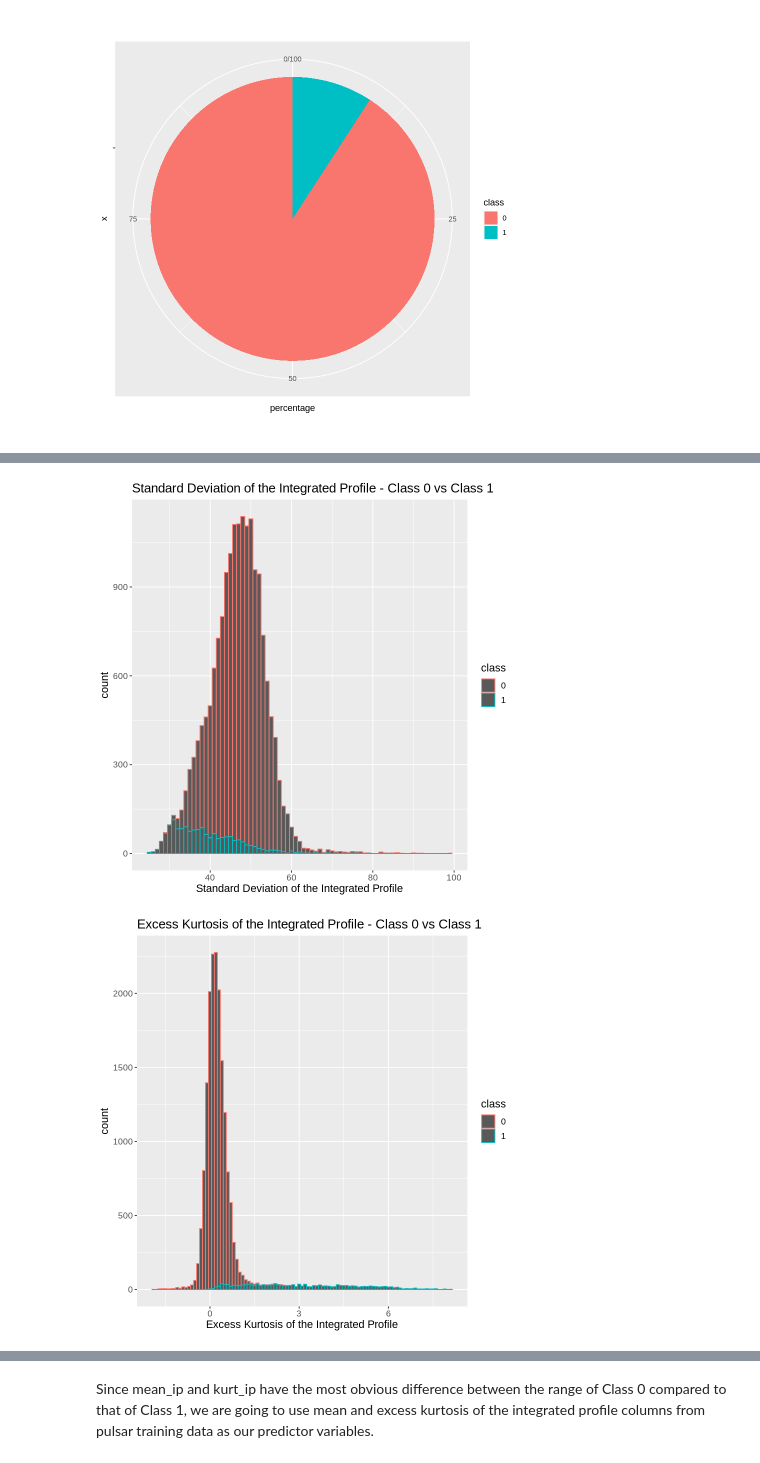
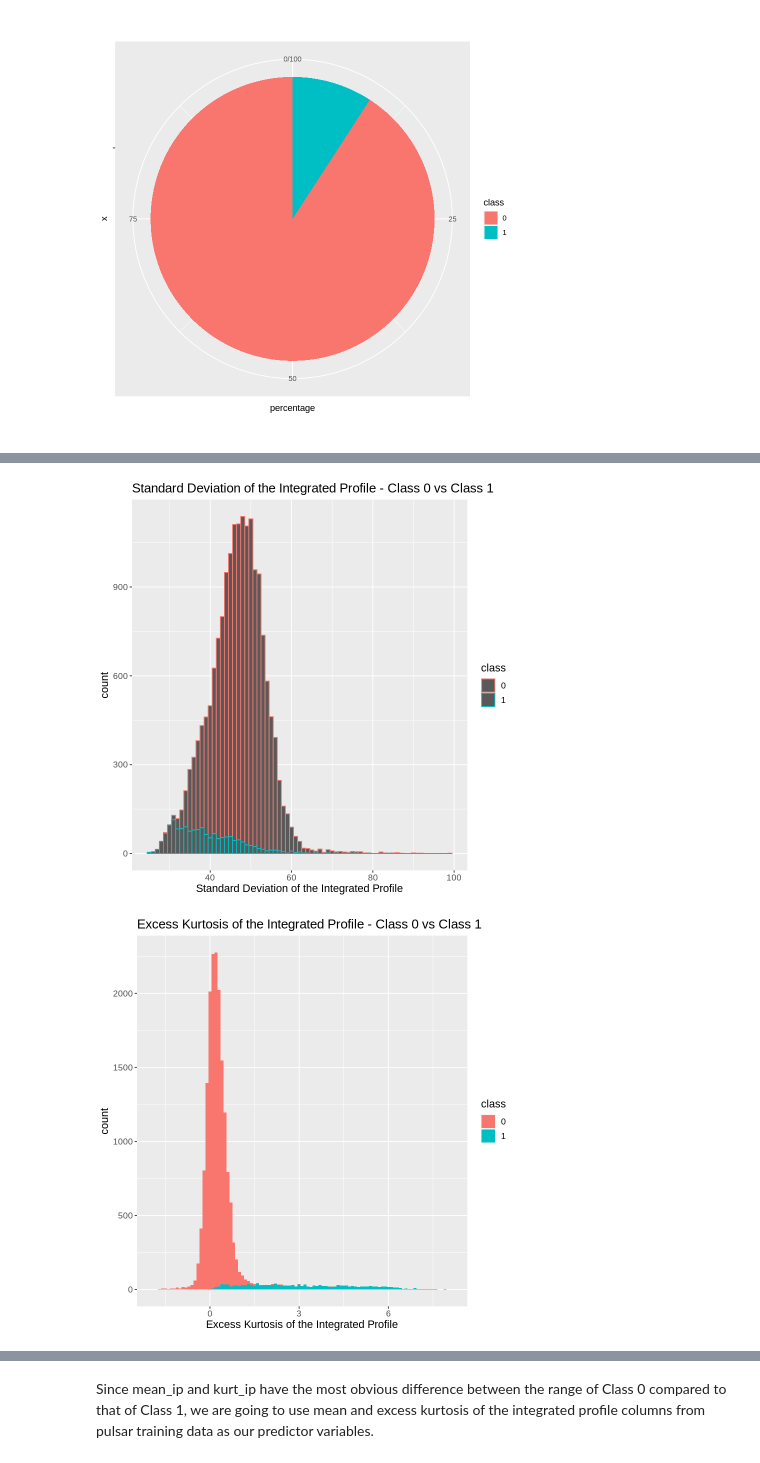
Before and after one commit to splashhhhhh/dsci100-grp165, a Jupyter notebook: Proposal.ipynb, the cells around one changed output, grey strips where cells are left out. Saved outputs shown, nothing was run; the diff lists cells and outputs as text; code cells hidden in the pictures.

```diff
--- a/Proposal.ipynb
+++ b/Proposal.ipynb
@@ -123,7 +123,7 @@ sd_ip_plot
 
 kurt_ip_plot <- pulsar |>
     ggplot(aes(x = kurt_ip)) +
-    geom_histogram(aes(colour = class), binwidth = 0.1) +
+    geom_histogram(aes(fill = class), binwidth = 0.1) +
     labs(x = "Excess Kurtosis of the Integrated Profile") +
     theme(text = element_text(size = 13)) + ggtitle("Excess Kurtosis of the Integrated Profile - Class 0 vs Class 1")
 kurt_ip_plot
@@ -138,34 +138,34 @@ skew_ip_plot
 mean_dmsnr_plot <- pulsar |>
     ggplot(aes(x = mean_dmsnr)) +
     geom_histogram(aes(colour = class), binwidth = 2) +
     labs(x = "Mean DMSNR") +
     theme(text = element_text(size = 13)) + ggtitle("Mean of the DM-SNR Curve - Class 0 vs Class 1")
 mean_dmsnr_plot
 
 sd_dmsnr_plot <- pulsar |>
     ggplot(aes(x = sd_dmsnr)) +
     geom_histogram(aes(colour = class), binwidth = 2) +
     labs(x = "Standard Deviation of the DM-SNR Curve") +
     theme(text = element_text(size = 13)) + ggtitle("Standard Deviation of the DM-SNR Curve - Class 0 vs Class 1")
 sd_dmsnr_plot
 
 kurt_dmsnr <- pulsar |>
     ggplot(aes(x = kurt_dmsnr)) +
     geom_histogram(aes(colour = class), binwidth = 0.4) +
     labs(x = "Excess Kurtosis of the DM-SNR Curve") +
     theme(text = element_text(size = 13)) + ggtitle("Excess Kurtosis of the DM-SNR Curve- Class 0 vs Class 1")
 kurt_dmsnr
 
 skew_dmsnr <- pulsar |>
     ggplot(aes(x = skew_dmsnr)) +
     geom_histogram(aes(colour = class), binwidth = 15) +
     labs(x = "Skewness of the DM-SNR Curve") +
     theme(text = element_text(size = 13)) + ggtitle("Skewness of the DM-SNR Curve - Class 0 vs Class 1")
 skew_dmsnr
 # %% [output]
 [figure]
 [figure]
-[figure, old version]
+[figure, new version]
 [figure]
 [figure]
 [figure]
```
Also changed, not shown: parts of 8 cells of this notebook.
